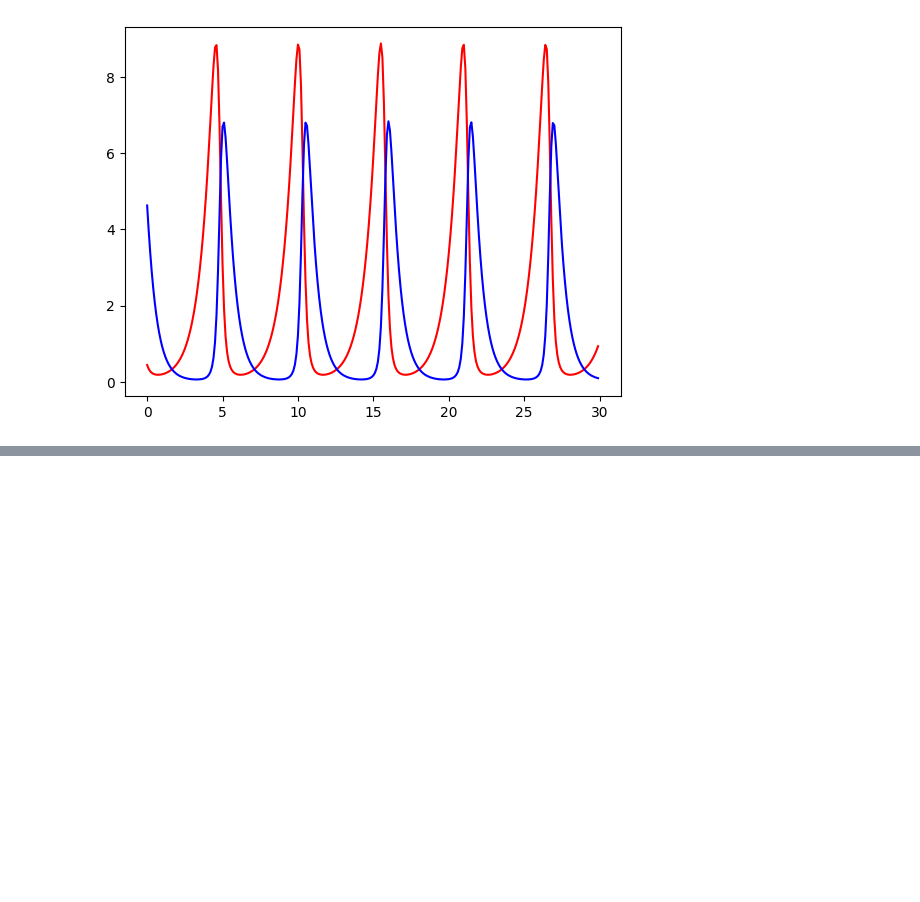
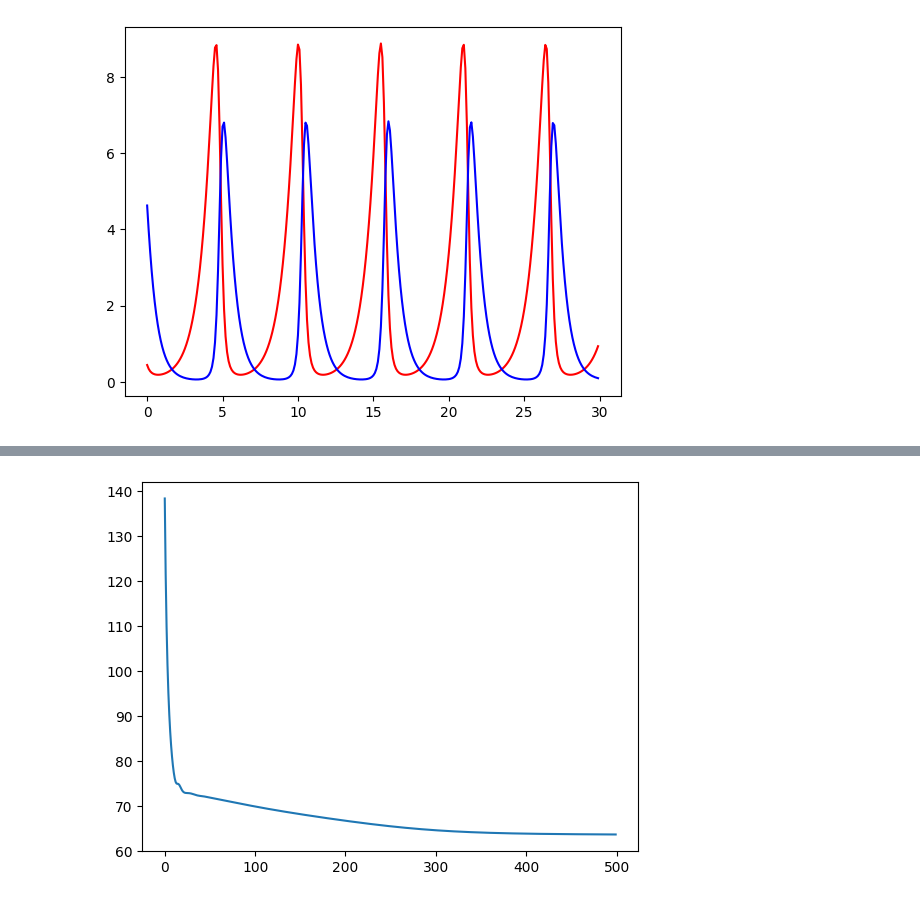
Before and after one commit to craigfouts/terrarium, a Jupyter notebook: notebooks/udes.ipynb, the cells around one changed output, grey strips where cells are left out. Drawn from its saved outputs; the diff is of its cells as text; code cells hidden in the pictures; blank space fills up the shorter version.

```diff
--- a/notebooks/udes.ipynb
+++ b/notebooks/udes.ipynb
@@ -54,0 +143,8 @@ plt.show()
+# %%
+Y = torch.cat((idx[:, None], data), -1)
+model = GLV()
+model.fit(Y, x0, n_epochs=500)
+plt.plot(range(len(model.log_)), model.log_)
+plt.show()
+# %% [output]
+[figure, added]
```
Also changed, not shown: parts of 8 cells of this notebook, 3 other files.
